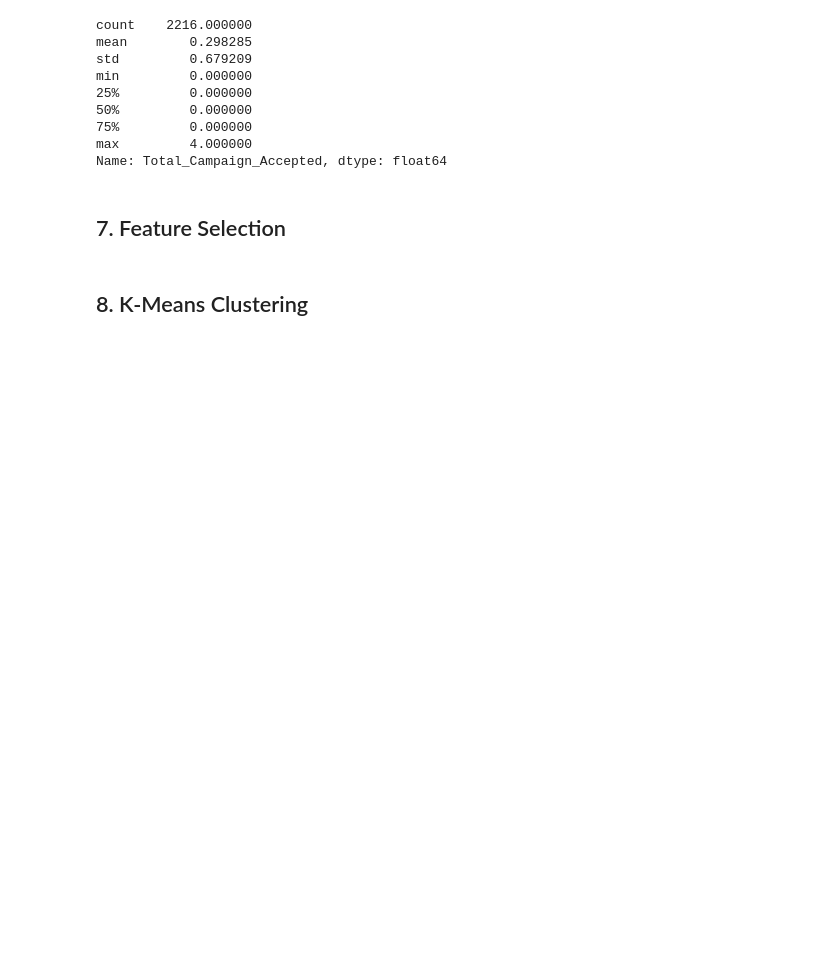
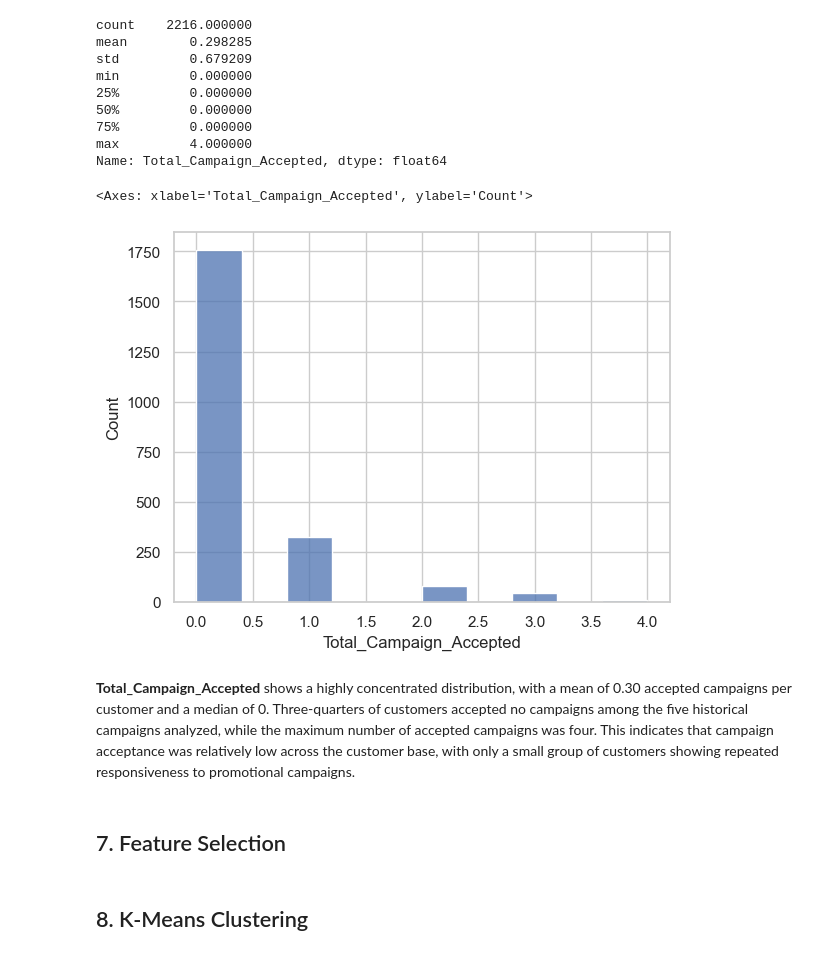
Before and after one commit to fridacarbajalordonez/customer-segmentation-kmeans, a Jupyter notebook: notebooks/customer_segmentation.ipynb, the cells around one changed output. Saved outputs shown, nothing was run; the diff lists cells and outputs as text; code cells hidden in the pictures; blank space fills up the shorter version.

```diff
--- a/notebooks/customer_segmentation.ipynb
+++ b/notebooks/customer_segmentation.ipynb
@@ -936,6 +936,17 @@ min         0.000000
 75%         0.000000
 max         4.000000
 Name: Total_Campaign_Accepted, dtype: float64
+# %%
+sns.histplot(data=df_clean, x="Total_Campaign_Accepted", bins = 10)
+#plt.xlabel("Total Purchases")
+#plt.ylabel("Number of Customers")
+#plt.title("Total Purchases Distribution")
+#plt.show()
+# %% [output]
+<Axes: xlabel='Total_Campaign_Accepted', ylabel='Count'>
+[figure, added]
+# %% [markdown]
+**Total_Campaign_Accepted** shows a highly concentrated distribution, with a mean of 0.30 accepted campaigns per customer and a median of 0. Three-quarters of customers accepted no campaigns among the five historical campaigns analyzed, while the maximum number of accepted campaigns was four. This indicates that campaign acceptance was relatively low across the customer base, with only a small group of customers showing repeated responsiveness to promotional campaigns.
 # %% [markdown]
 ## 7. Feature Selection
 # %% [markdown]
```
Also changed, not shown: parts of 5 cells of this notebook.
